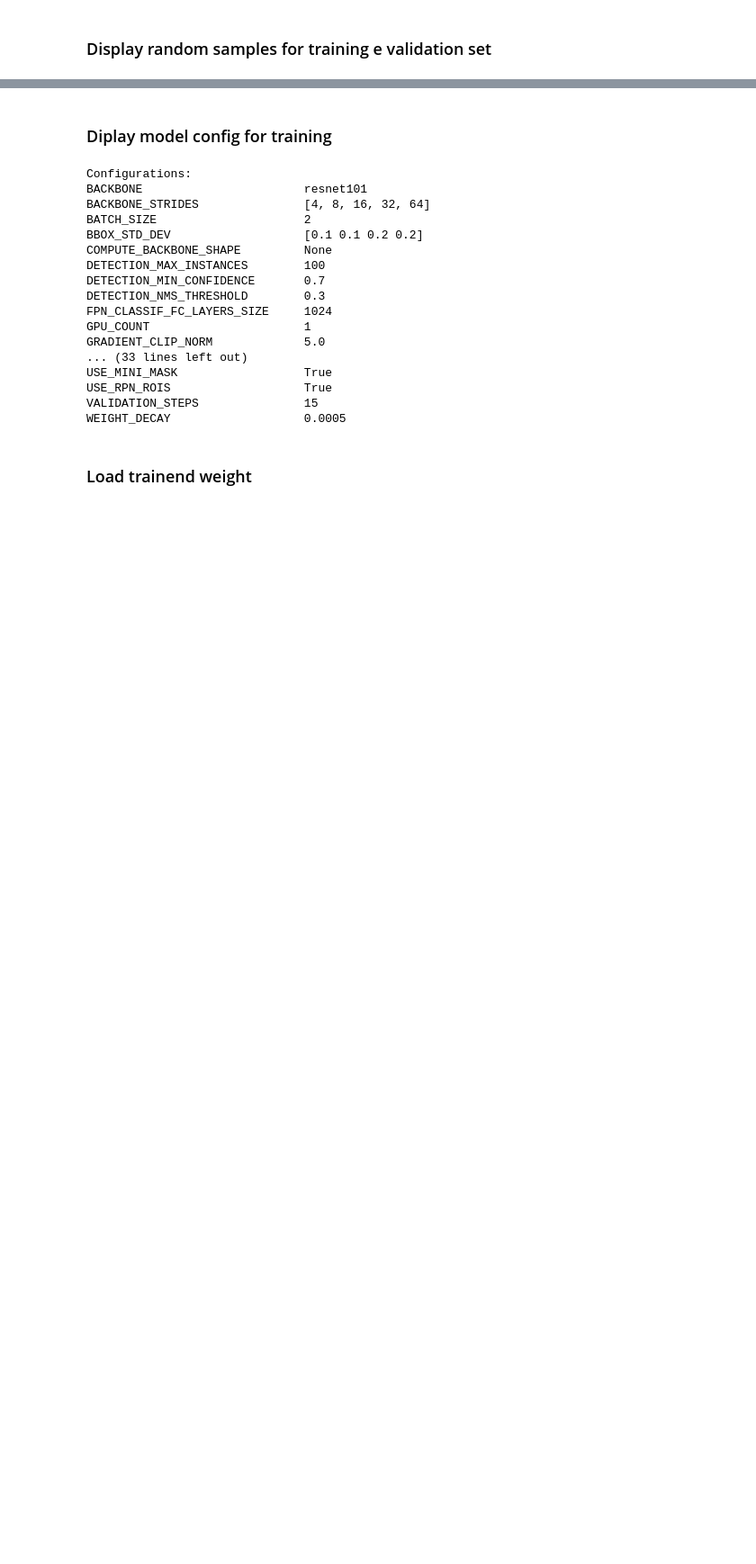
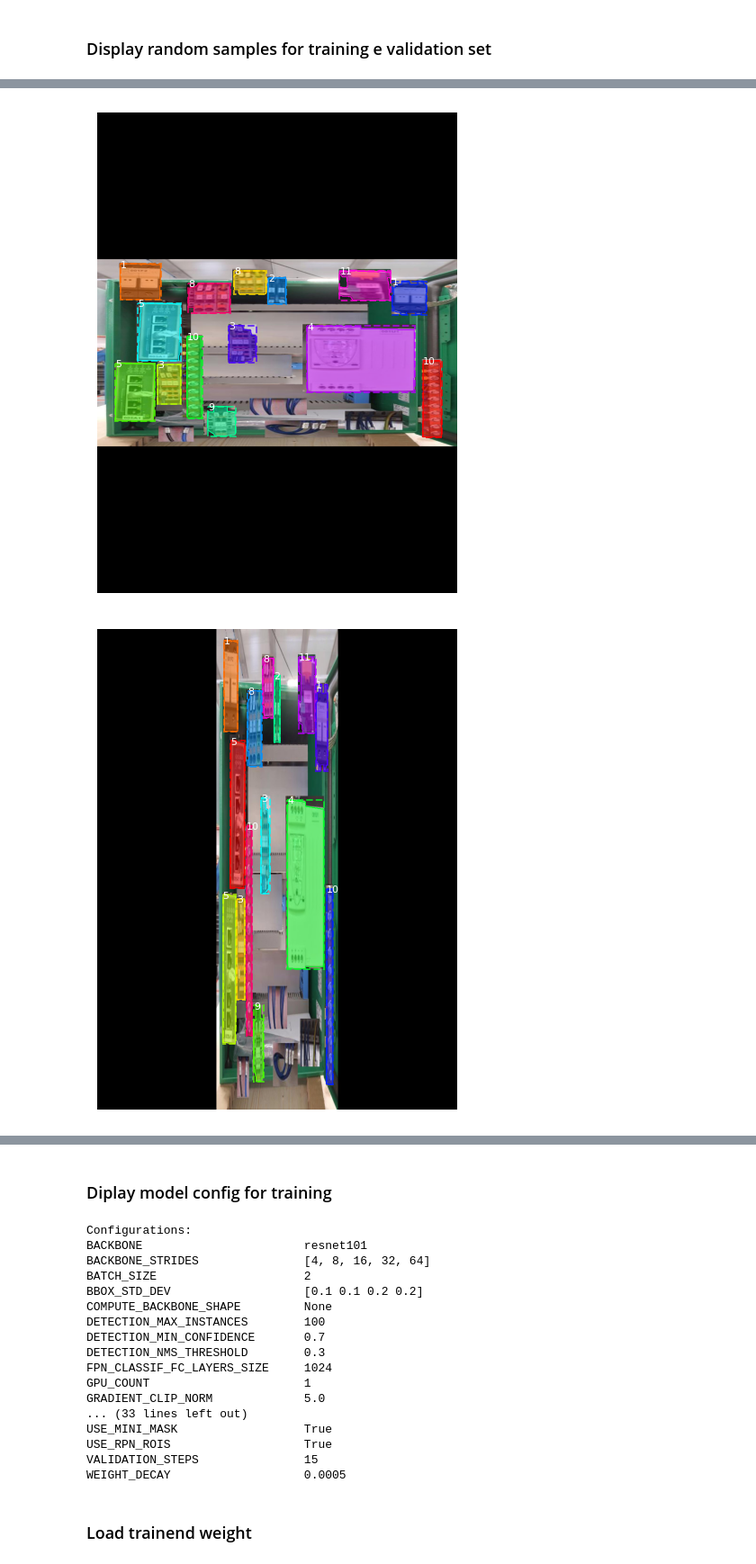
Before and after one commit to aleqrt/mask-rcnn-api, a Jupyter notebook: samples/elettrocablaggi/elettrocablaggi.ipynb, the cells around one changed output, grey strips where cells are left out. Shown at 90% size. Drawn from its saved outputs; the diff is of its cells as text; code cells hidden in the pictures; blank space fills up the shorter version.

```diff
--- a/samples/elettrocablaggi/elettrocablaggi.ipynb
+++ b/samples/elettrocablaggi/elettrocablaggi.ipynb
@@ -63,0 +64,27 @@ for image_id in image_ids:
+# %%
+aug = iaa.Sometimes(0.5, iaa.OneOf([
+        # iaa.Fliplr(0.25),
+        # iaa.Flipud(0.25),
+        iaa.GaussianBlur(sigma=(0.1, 2.0)),
+        iaa.PerspectiveTransform(scale=0.03),
+        iaa.ScaleX((0.25, 0.95)),
+        iaa.ScaleY((0.25, 0.95)),
+        ### These transformation are not tested for mask-matching yet ###
+        # iaa.Rot90((1, 3)),
+        # iaa.AllChannelsCLAHE(clip_limit=(1, 5), per_channel=True)
+    ]))
+
+for image_id in image_ids:
+    for _ in range(10):
+        det = aug.to_deterministic()
+
+        image = dataset_train.load_image(image_id)
+        mask, class_ids = dataset_train.load_mask(image_id)
+
+        image = det.augment_image(image)
+        mask = det.augment_image(mask.astype(np.uint8))
+        visualize.display_instances(image, utils.extract_bboxes(mask), mask, class_ids,
+                                dataset_train.class_names, figsize=(10, 10))
+# %% [output]
+[figure, added]
+[figure, added]
```
Also changed, not shown: parts of 5 cells of this notebook, 2 other files.
